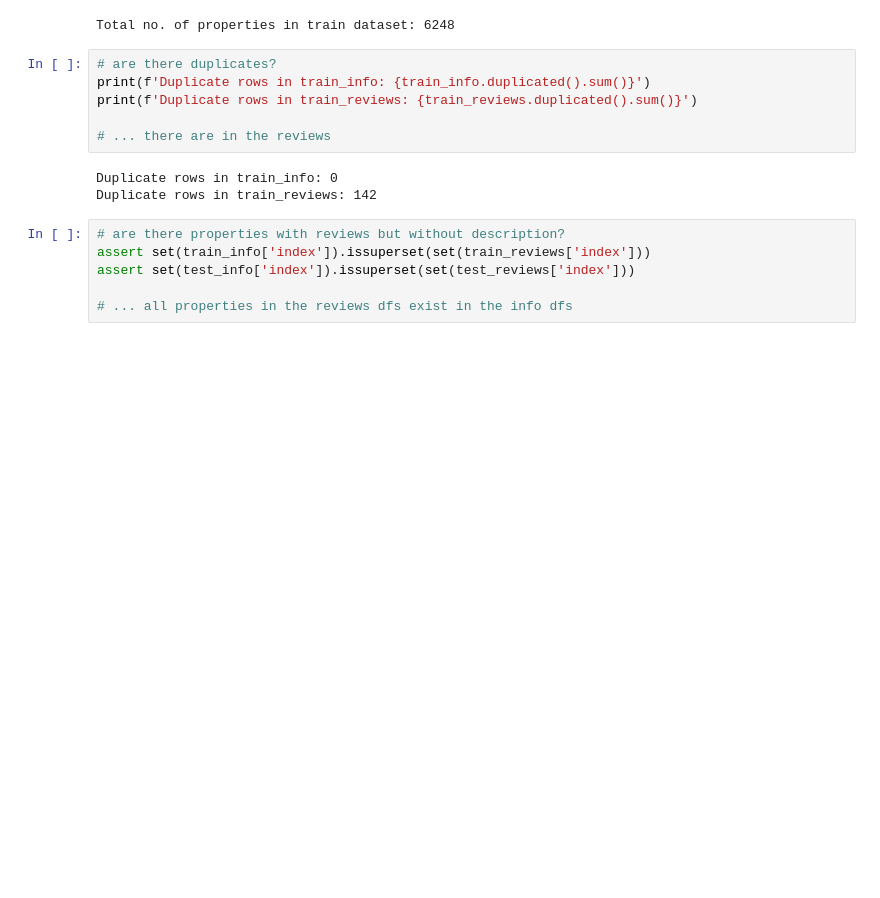
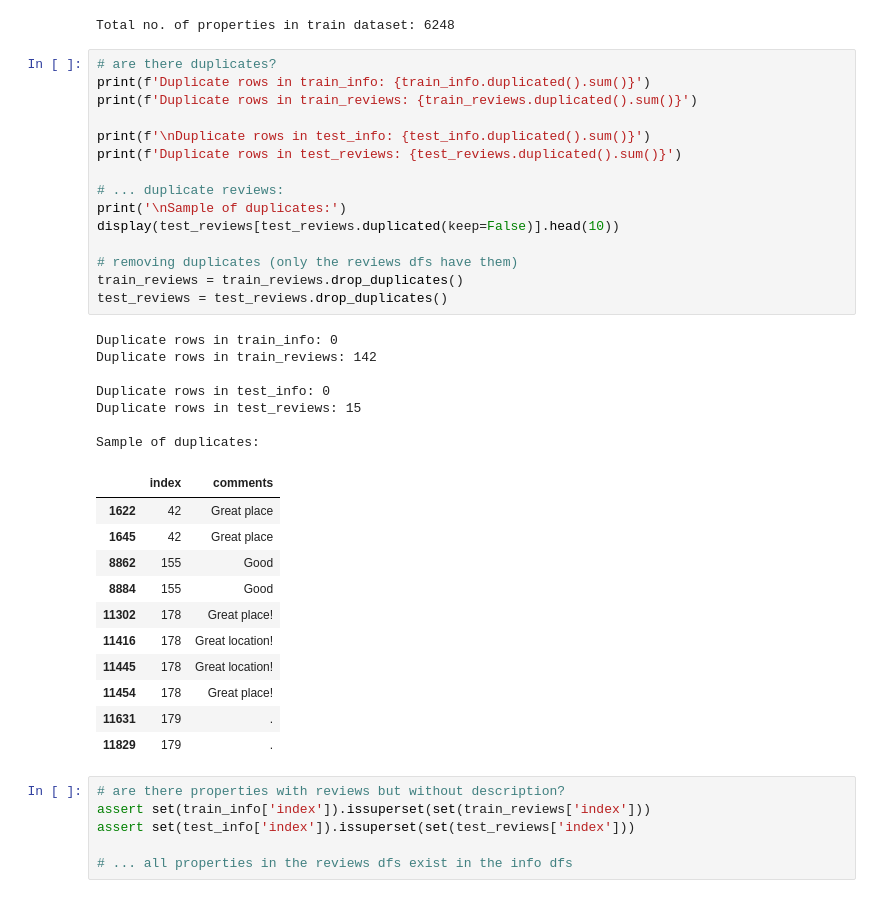
Before and after one commit to fmportela/text-mining-group-project-23-24, a Jupyter notebook: group-3-main.ipynb, the cells around one changed output. Saved outputs shown, nothing was run; the diff lists cells and outputs as text; blank space fills up the shorter version.

```diff
--- a/group-3-main.ipynb
+++ b/group-3-main.ipynb
@@ -199,12 +201,37 @@ Total no. of properties in train dataset: 6248
 # %%
 # are there duplicates?
 print(f'Duplicate rows in train_info: {train_info.duplicated().sum()}')
 print(f'Duplicate rows in train_reviews: {train_reviews.duplicated().sum()}')
 
-# ... there are in the reviews
+print(f'\nDuplicate rows in test_info: {test_info.duplicated().sum()}')
+print(f'Duplicate rows in test_reviews: {test_reviews.duplicated().sum()}')
+
+# ... duplicate reviews:
+print('\nSample of duplicates:')
+display(test_reviews[test_reviews.duplicated(keep=False)].head(10))
+
+# removing duplicates (only the reviews dfs have them)
+train_reviews = train_reviews.drop_duplicates()
+test_reviews = test_reviews.drop_duplicates()
 # %% [output]
 Duplicate rows in train_info: 0
 Duplicate rows in train_reviews: 142
+
+Duplicate rows in test_info: 0
+Duplicate rows in test_reviews: 15
+
+Sample of duplicates:
+|  | index | comments |
+| 1622 | 42 | Great place |
+| 1645 | 42 | Great place |
+| 8862 | 155 | Good |
+| 8884 | 155 | Good |
+| 11302 | 178 | Great place! |
+| 11416 | 178 | Great location! |
+| 11445 | 178 | Great location! |
+| 11454 | 178 | Great place! |
+| 11631 | 179 | . |
+| 11829 | 179 | . |
 # %%
 # are there properties with reviews but without description?
 assert set(train_info['index']).issuperset(set(train_reviews['index']))
```
Also changed, not shown: parts of 30 cells of this notebook.
